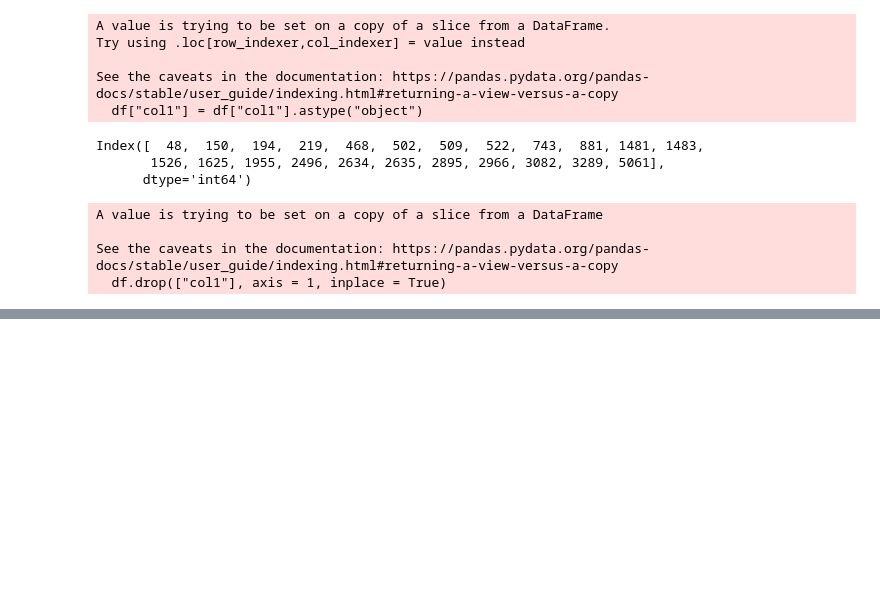
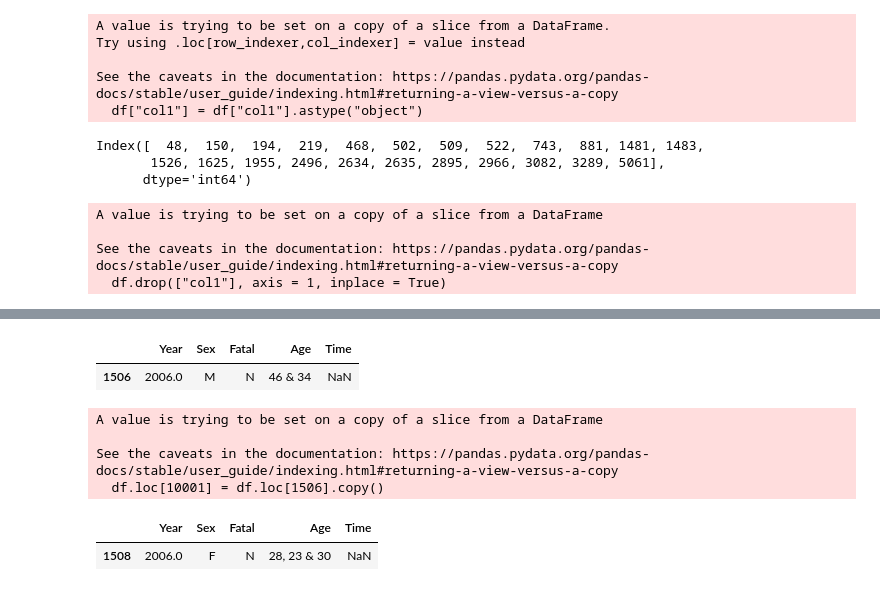
Before and after one commit to Lab-Ironhack/data-cleaning-pandas, a Jupyter notebook: src/cleaning.ipynb, the cells around one changed output, grey strips where cells are left out. Drawn from its saved outputs; the diff is of its cells as text; code cells hidden in the pictures; blank space fills up the shorter version.

```diff
--- a/src/cleaning.ipynb
+++ b/src/cleaning.ipynb
@@ -366,0 +443,5 @@ ValueError: Unable to parse string "7      &    31" at position 2127
+# %%
+df.loc[10000] = df.loc[698].copy()
+df.loc[698, "Age"] = "28"
+df.loc[10000, "Age"] = "26"
+print(df.loc[698], df.loc[10000])
@@ -366,0 +464,19 @@ ValueError: Unable to parse string "7      &    31" at position 2127
+# %%
+df.loc[df["Age"] == "46 & 34"] # 1506
+# %% [output]
+|  | Year | Sex | Fatal | Age | Time |
+| 1506 | 2006.0 | M | N | 46 & 34 | NaN |
+# %%
+df.loc[10001] = df.loc[1506].copy()
+df.loc[1506, "Age"] = "46"
+df.loc[10001, "Age"] = "34"
+# %% [output]
+A value is trying to be set on a copy of a slice from a DataFrame
+
+See the caveats in the documentation: https://pandas.pydata.org/pandas-docs/stable/user_guide/indexing.html#returning-a-view-versus-a-copy
+  df.loc[10001] = df.loc[1506].copy()
+# %%
+df.loc[df["Age"] == "28, 23 & 30"] # 1508
+# %% [output]
+|  | Year | Sex | Fatal | Age | Time |
+| 1508 | 2006.0 | F | N | 28, 23 & 30 | NaN |
```
Also changed, not shown: parts of 106 cells of this notebook.
